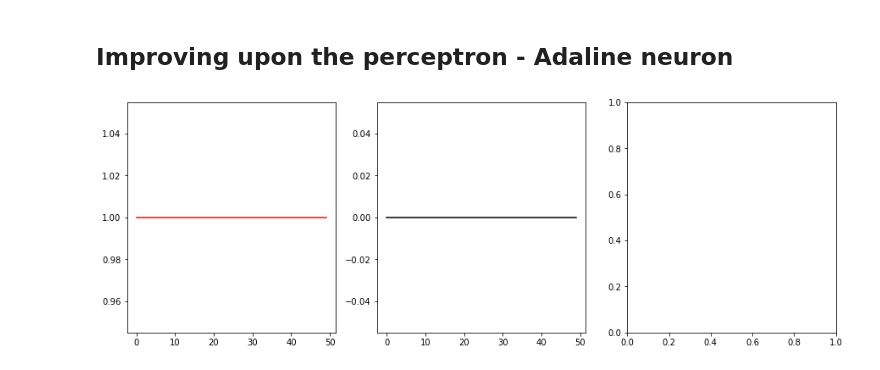
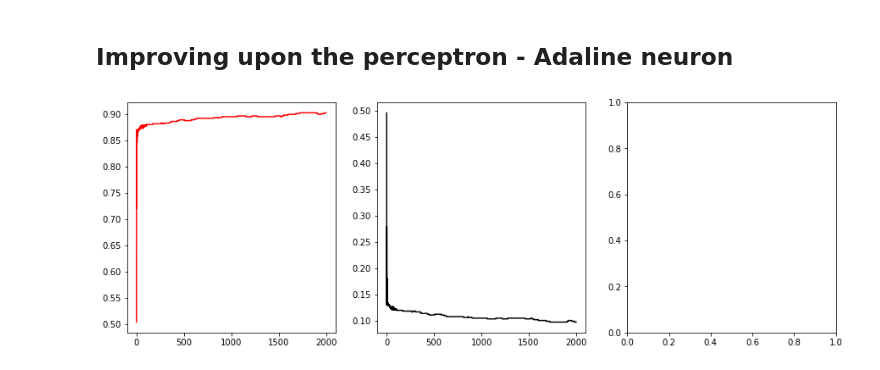
Before and after one commit to Pliploop/Perceptron_from_scratch, a Jupyter notebook: notebooks/EDA.ipynb, the cells around one changed output. Cells and saved outputs as stored; diff of their text form; code cells hidden in the pictures.

```diff
--- a/notebooks/EDA.ipynb
+++ b/notebooks/EDA.ipynb
@@ -22,3 +26,11 @@ df.head()
 | 2 | 8 | 183 | 64 | 0 | 0 | 23.3 | 0.672 | 32 | ... |
 | 3 | 1 | 89 | 66 | 23 | 94 | 28.1 | 0.167 | 21 | ... |
 | 4 | 0 | 137 | 40 | 35 | 168 | 43.1 | 2.288 | 33 | ... |
+# %%
+sns.set_style('whitegrid')
+plt.figure(figsize=(10,8))
+ax=sns.barplot(data=(df.groupby('Outcome').count()/768*100).reset_index(),x='Outcome',y='BMI',palette=('r','b'))
+plt.ylabel('Sample proportion')
+ax = plt.subplot()
+ax = ax.set_xticklabels(["N","P"])
+plt.savefig('Outputs/proportion.png')
@@ -186,9 +231,9 @@ print(f' score of random forest on diabetes dataset: {RF_2.score(X_test,y_test)}
 # %% [markdown]
 ## Improving upon the perceptron - Adaline neuron
 # %%
-ada_baby = Custom_Perceptron.Perceptron(n_epochs=50,training_step=0.00001,adaline=True)
+ada_baby = Custom_Perceptron.Perceptron(n_epochs=2000,training_step=0.00005,adaline=True)
 weights = ada_baby.fit(pd.DataFrame(X_train_2),pd.Series(y_train_2))
 # %% [output]
-[figure, old version]
+[figure, new version]
 # %%
 ada_baby.plot_decision_boundary(ax)
```
Also changed, not shown: parts of 21 cells of this notebook, 3 other files.
